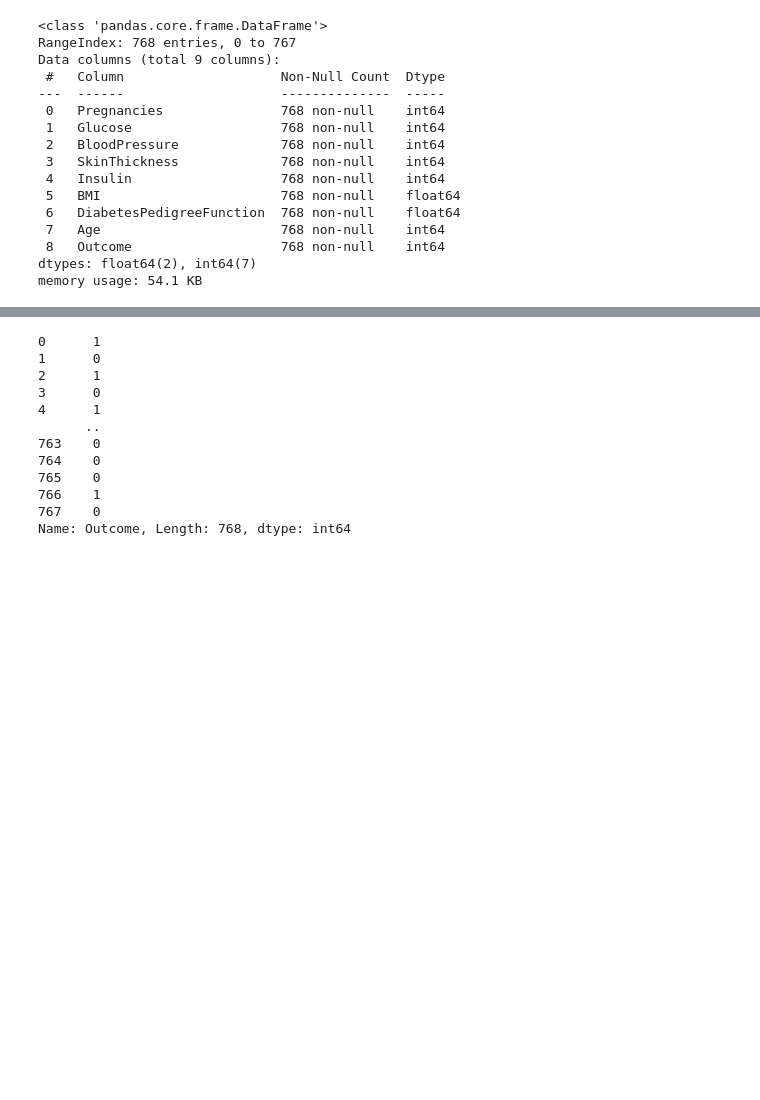
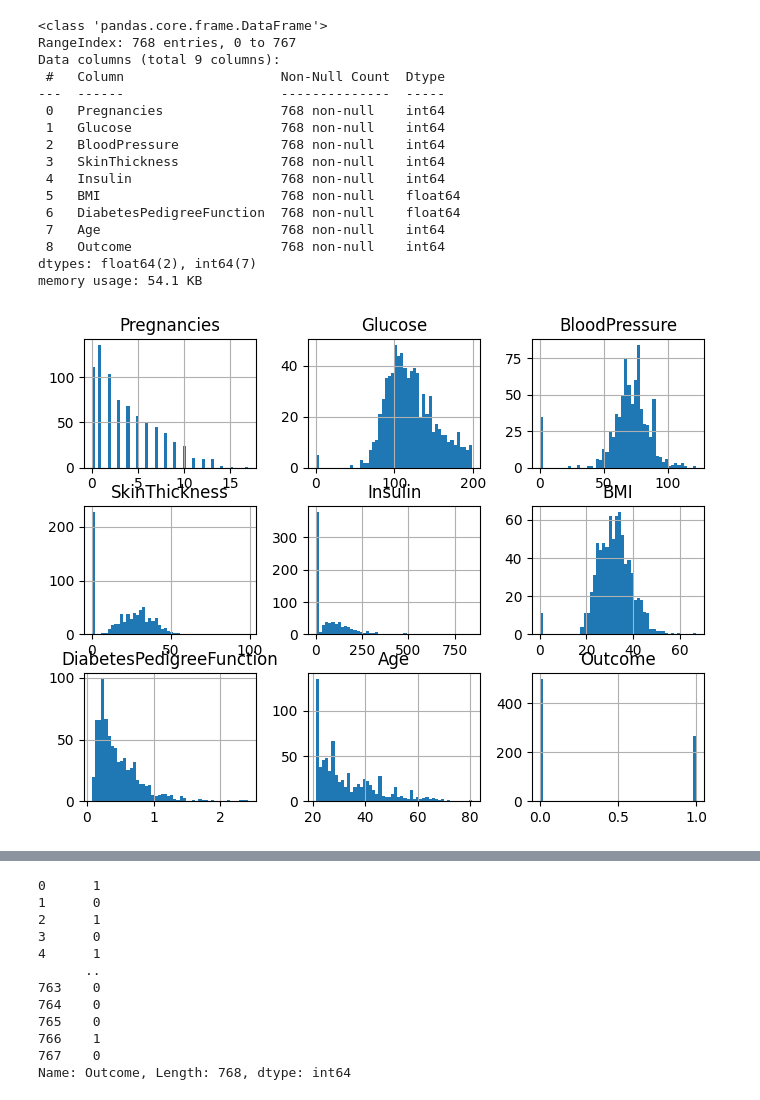
Before and after one commit to Ruma-Akter-CSE/ml_data_Normalization, a Jupyter notebook: Diabetes_data_normalization.ipynb, the cells around one changed output, grey strips where cells are left out. Drawn from its saved outputs; the diff is of its cells as text; code cells hidden in the pictures; blank space fills up the shorter version.

```diff
--- a/Diabetes_data_normalization.ipynb
+++ b/Diabetes_data_normalization.ipynb
@@ -10,5 +11,5 @@ Drive already mounted at /content/drive; to attempt to forcibly remount, call dr
 # %%
-diabetes_df = pd.read_csv('/diabetes.csv')
+diabetes_df = pd.read_csv('/content/diabetes.csv')
 # %%
 diabetes_df.head()
 # %% [output]
@@ -87,6 +88,12 @@ Data columns (total 9 columns):
  8   Outcome                   768 non-null    int64
 dtypes: float64(2), int64(7)
 memory usage: 54.1 KB
+# %%
+diabetes_df.hist(bins=50, figsize = (8.0, 6.0))
+
+plt.show()
+# %% [output]
+[figure, added]
 # %%
 diabetes_df['Glucose'].fillna(diabetes_df['Glucose'].mean(),inplace=True)
 diabetes_df['BloodPressure'].fillna(diabetes_df['BloodPressure'].mean(),inplace=True)
```
Also changed, not shown: parts of 2 cells of this notebook.
